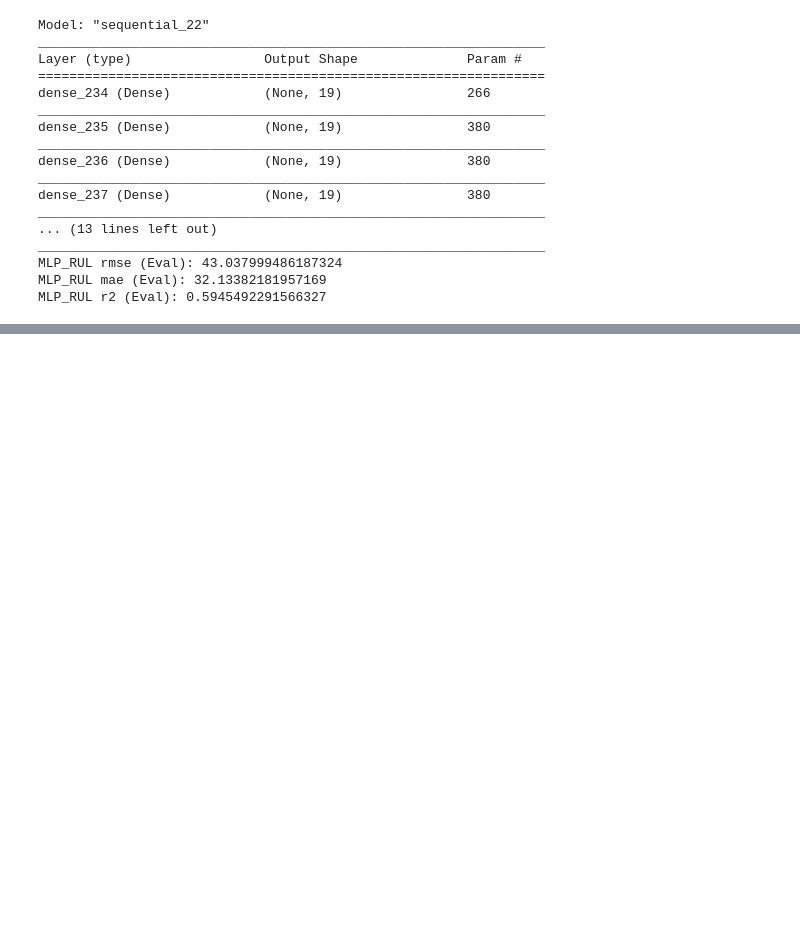
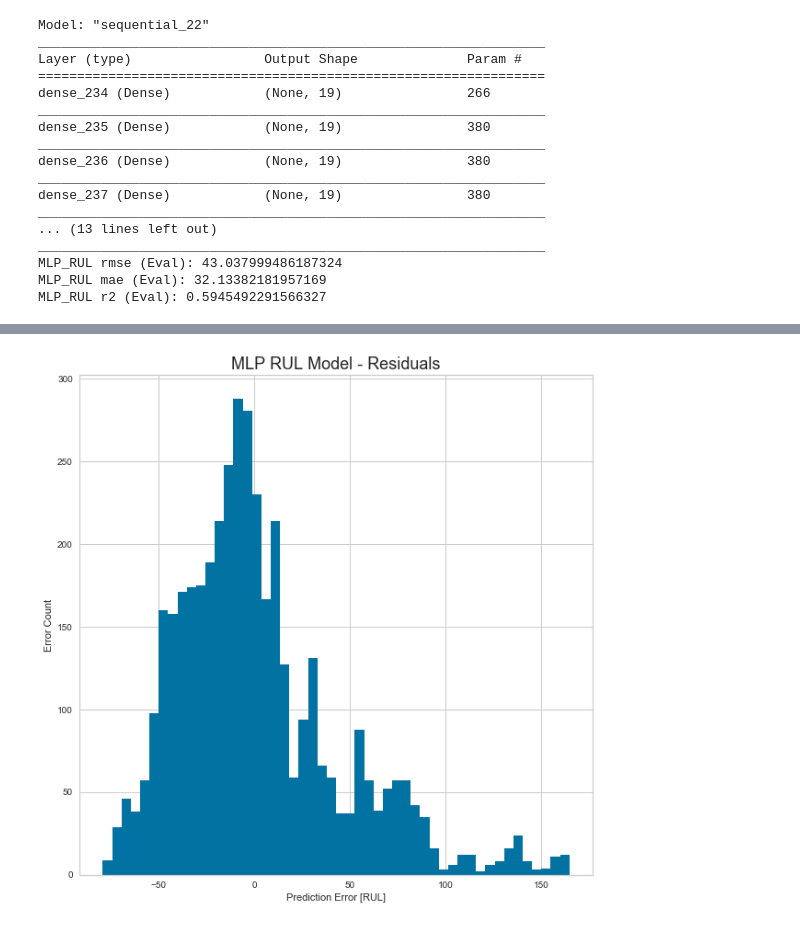
Before and after one commit to CloudforestTechnologies/nasa-turbofan-failure-prediction, a Jupyter notebook: Notebooks/3.0-pm-nasa-turbofan-rul-nn.ipynb, the cells around one changed output, grey strips where cells are left out. Saved outputs shown, nothing was run; the diff lists cells and outputs as text; code cells hidden in the pictures; blank space fills up the shorter version.

```diff
--- a/Notebooks/3.0-pm-nasa-turbofan-rul-nn.ipynb
+++ b/Notebooks/3.0-pm-nasa-turbofan-rul-nn.ipynb
@@ -313,0 +343,25 @@ MLP_RUL r2 (Eval): 0.5945492291566327
+# %%
+# Visualise Residual Error (MLP - RUL)
+if TRAIN_MODELS == False:
+    filepath_full = r'C:\Developer\nasa-turbofan-failure-prediction\Models\PM_MLP_Opt_RUL_2021_03_10-20_41_33.h5'
+
+# Load model
+model = keras.models.load_model(filepath_full)
+error = rul_prediction - rul_eval_label
+
+# Plot predicted and actual data
+plt.figure(figsize = (10, 10))
+plt.hist(error, bins = 50)
+
+# Set figure styling
+plt.title('MLP RUL Model - Residuals', fontsize = figs_helper.TITLE_FONTSIZE)
+plt.xlabel('Prediction Error [RUL]')
+plt.ylabel('Error Count')
+
+# Save fig
+if SAVE_FIGS == True:
+    name = 'MLP_RUL_Residuals'
+    save_string = figs_helper.generate_fig_save_string(name)
+    plt.savefig(save_string, format = 'png', dpi = 600)
+# %% [output]
+[figure, added]
```
Also changed, not shown: parts of 1 cell of this notebook.
